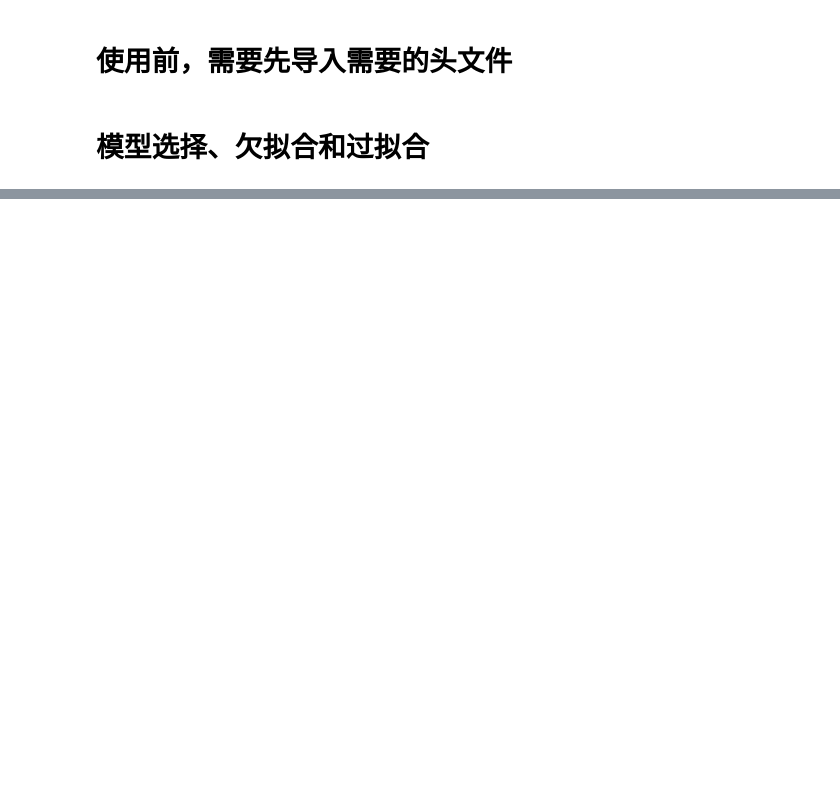
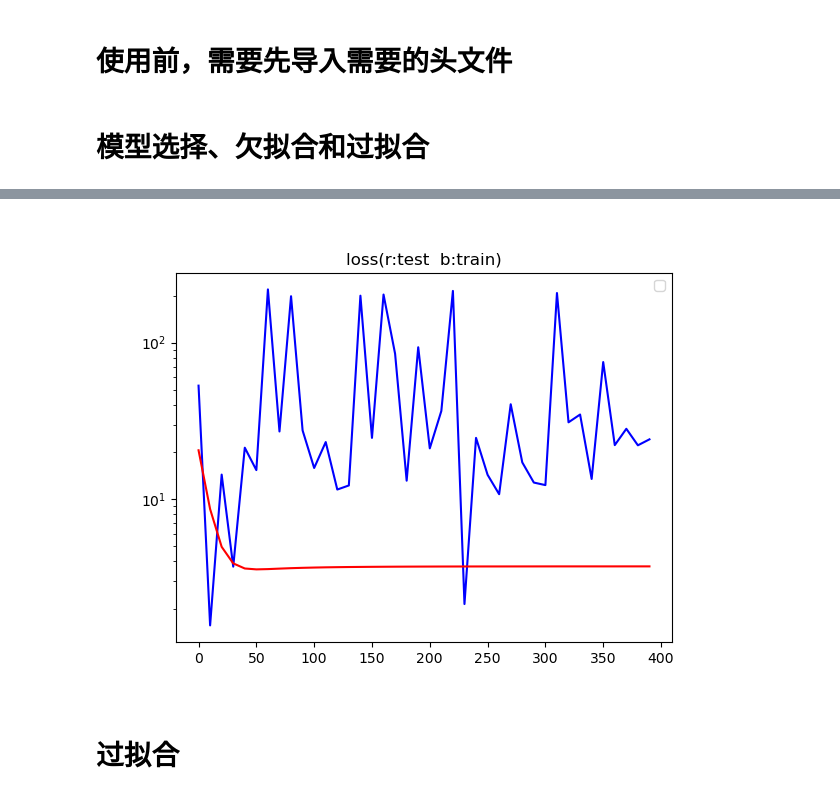
Before and after one commit to embededAI/zhv2_d2l_ai_libtorch, a Jupyter notebook: L06_0411/1.underfit_overfit.ipynb, the cells around one changed output, grey strips where cells are left out. Saved outputs shown, nothing was run; the diff lists cells and outputs as text; code cells hidden in the pictures; blank space fills up the shorter version.

```diff
--- a/L06_0411/1.underfit_overfit.ipynb
+++ b/L06_0411/1.underfit_overfit.ipynb
@@ -229,0 +376,7 @@ test_data[3].reshape({1,4}).mm(w) =
+# %%
+auto img2 = im::image("./loss_underfit.png");
+img2
+# %% [output]
+[figure, added]
+# %% [markdown]
+# 过拟合
```
Also changed, not shown: parts of 23 cells of this notebook, 6 other files.
